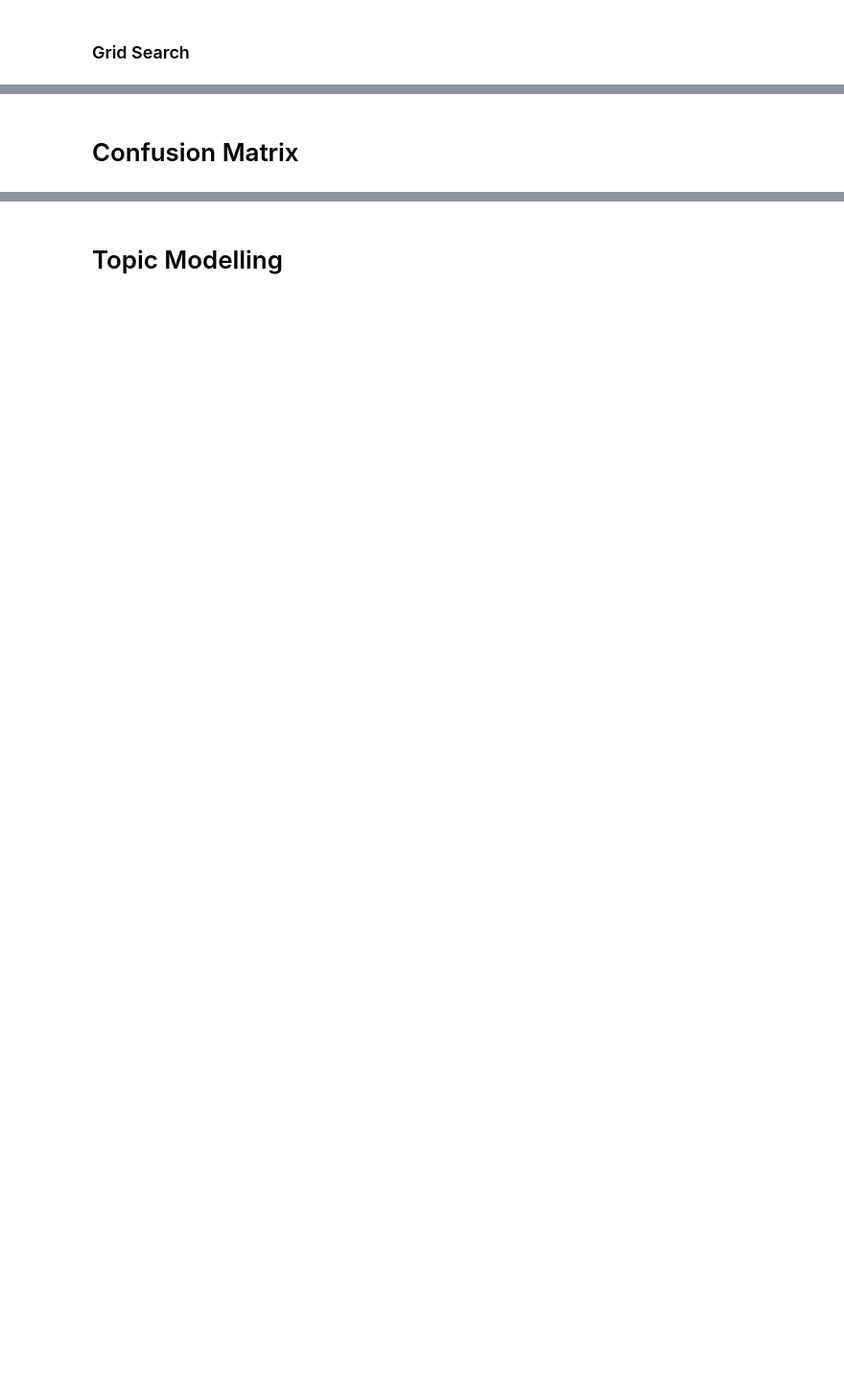
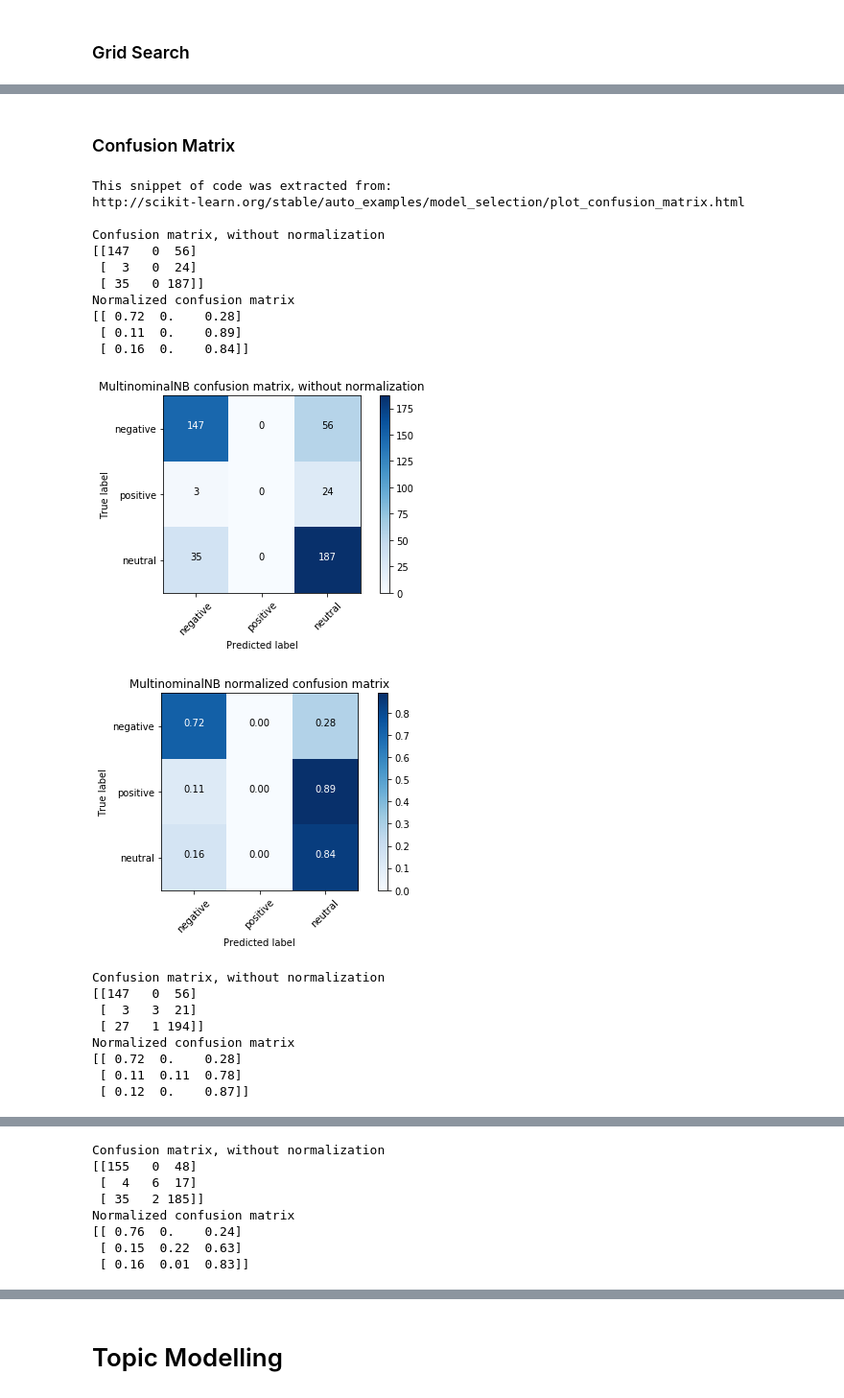
Before and after one commit to bryan-mwas/sentalytics_api, a Jupyter notebook: sentalytics/senti_model/sentalytics.ipynb, the cells around one changed output, grey strips where cells are left out. Shown: that part at 96% size. Saved outputs shown, nothing was run; the diff lists cells and outputs as text; code cells hidden in the pictures; blank space fills up the shorter version.

```diff
--- a/sentalytics/senti_model/sentalytics.ipynb
+++ b/sentalytics/senti_model/sentalytics.ipynb
@@ -66,3 +67,6 @@ import numpy as np
 # %%
 clf_nb = Pipeline([('vect', CountVectorizer()), ('tfidf', TfidfTransformer()), ('clf', MultinomialNB())])
 clf_nb = clf_nb.fit(X_train,y_train)
+y_pred_nb = clf_nb.predict(X_test)
+print(metrics.classification_report(y_test, y_pred_nb))
+print("MultinomialNB Accuracy: ", metrics.accuracy_score(y_test, y_pred_nb))
@@ -75,4 +85,6 @@ NameError: name 'y_pred_class' is not defined
 # %%
 clf_svm = Pipeline([('vect', CountVectorizer()), ('tfidf', TfidfTransformer()), ('clf', SGDClassifier(loss='hinge',penalty='l2',alpha=1e-3, n_iter=5,random_state=42))])
 clf_svm = clf_svm.fit(X_train,y_train)
-y_pred_class = clf_svm.predict(X_test)
+y_pred_svm = clf_svm.predict(X_test)
+print(metrics.classification_report(y_test, y_pred_svm))
+print("SGDClassifier Accuracy: ", metrics.accuracy_score(y_test, y_pred_svm))
@@ -82,3 +104,6 @@ y_pred_class = clf_svm.predict(X_test)
 from sklearn.linear_model import LogisticRegression
 clf_reg = Pipeline([('vect', CountVectorizer()), ('tfidf', TfidfTransformer()), ('clf', LogisticRegression())])
 clf_reg = clf_reg.fit(X_train,y_train)
+y_pred_reg = clf_reg.predict(X_test)
+print(metrics.classification_report(y_test, y_pred_reg))
+print("SGDClassifier Accuracy: ", metrics.accuracy_score(y_test, y_pred_reg))
@@ -135,7 +172,7 @@ from sklearn.model_selection import cross_val_score
 logreg = MultinomialNB()
 print(cross_val_score(logreg, X_dtm, y, cv=10, scoring='accuracy').mean())
 # %% [markdown]
-# Confusion Matrix
+### Confusion Matrix
 # %%
 """
 This snippet of code was extracted from:
@@ -164,42 +201,70 @@ def plot_confusion_matrix(cm, classes,
     """
     if normalize:
         cm = cm.astype('float') / cm.sum(axis=1)[:, np.newaxis]
         print("Normalized confusion matrix")
     else:
         print('Confusion matrix, without normalization')
 
     print(cm)
 
     plt.imshow(cm, interpolation='nearest', cmap=cmap)
     plt.title(title)
     plt.colorbar()
     tick_marks = np.arange(len(classes))
     plt.xticks(tick_marks, classes, rotation=45)
     plt.yticks(tick_marks, classes)
 
     fmt = '.2f' if normalize else 'd'
     thresh = cm.max() / 2.
     for i, j in itertools.product(range(cm.shape[0]), range(cm.shape[1])):
         plt.text(j, i, format(cm[i, j], fmt),
                  horizontalalignment="center",
                  color="white" if cm[i, j] > thresh else "black")
 
     plt.tight_layout()
     plt.ylabel('True label')
     plt.xlabel('Predicted label')
 
-# Compute confusion matrix
-cnf_matrix = confusion_matrix(y_test, y_pred_class)
-np.set_printoptions(precision=2)
+# Compute confusion matrix for all predicted y
 
-# Plot non-normalized confusion matrix
-plt.figure()
-plot_confusion_matrix(cnf_matrix, classes=class_names,
-                      title='Confusion matrix, without normalization')
+predicted_y = [y_pred_nb, y_pred_reg, y_pred_svm]
 
-# Plot normalized confusion matrix
-plt.figure()
-plot_confusion_matrix(cnf_matrix, classes=class_names, normalize=True,
-                      title='Normalized confusion matrix')
+titles = ['MultinominalNB', 'Logistic Regression', 'Support Vector Machine']
 
-plt.show()
+for index, y_prediction in enumerate(predicted_y):
+    cnf_matrix = confusion_matrix(y_test, y_prediction)
+    np.set_printoptions(precision=2)
+
+    # Plot non-normalized confusion matrix
+    plt.figure()
+    plot_confusion_matrix(cnf_matrix, classes=class_names,
+                          title=titles[index] + ' confusion matrix, without normalization')
+
+    # Plot normalized confusion matrix
+    plt.figure()
+    plot_confusion_matrix(cnf_matrix, classes=class_names, normalize=True,
+                          title=titles[index] + ' normalized confusion matrix')
+
+    plt.show()
+# %% [output]
+This snippet of code was extracted from:
+http://scikit-learn.org/stable/auto_examples/model_selection/plot_confusion_matrix.html
+
+Confusion matrix, without normalization
+[[147   0  56]
+ [  3   0  24]
+ [ 35   0 187]]
+Normalized confusion matrix
+[[ 0.72  0.    0.28]
+ [ 0.11  0.    0.89]
+ [ 0.16  0.    0.84]]
+[figure, added]
+[figure, added]
+Confusion matrix, without normalization
+[[147   0  56]
+ [  3   3  21]
+ [ 27   1 194]]
+Normalized confusion matrix
+[[ 0.72  0.    0.28]
+ [ 0.11  0.11  0.78]
+ [ 0.12  0.    0.87]]
@@ -205,0 +273,8 @@ plt.show()
+Confusion matrix, without normalization
+[[155   0  48]
+ [  4   6  17]
+ [ 35   2 185]]
+Normalized confusion matrix
+[[ 0.76  0.    0.24]
+ [ 0.15  0.22  0.63]
+ [ 0.16  0.01  0.83]]
```
Also changed, not shown: parts of 15 cells of this notebook, 1 other file.
